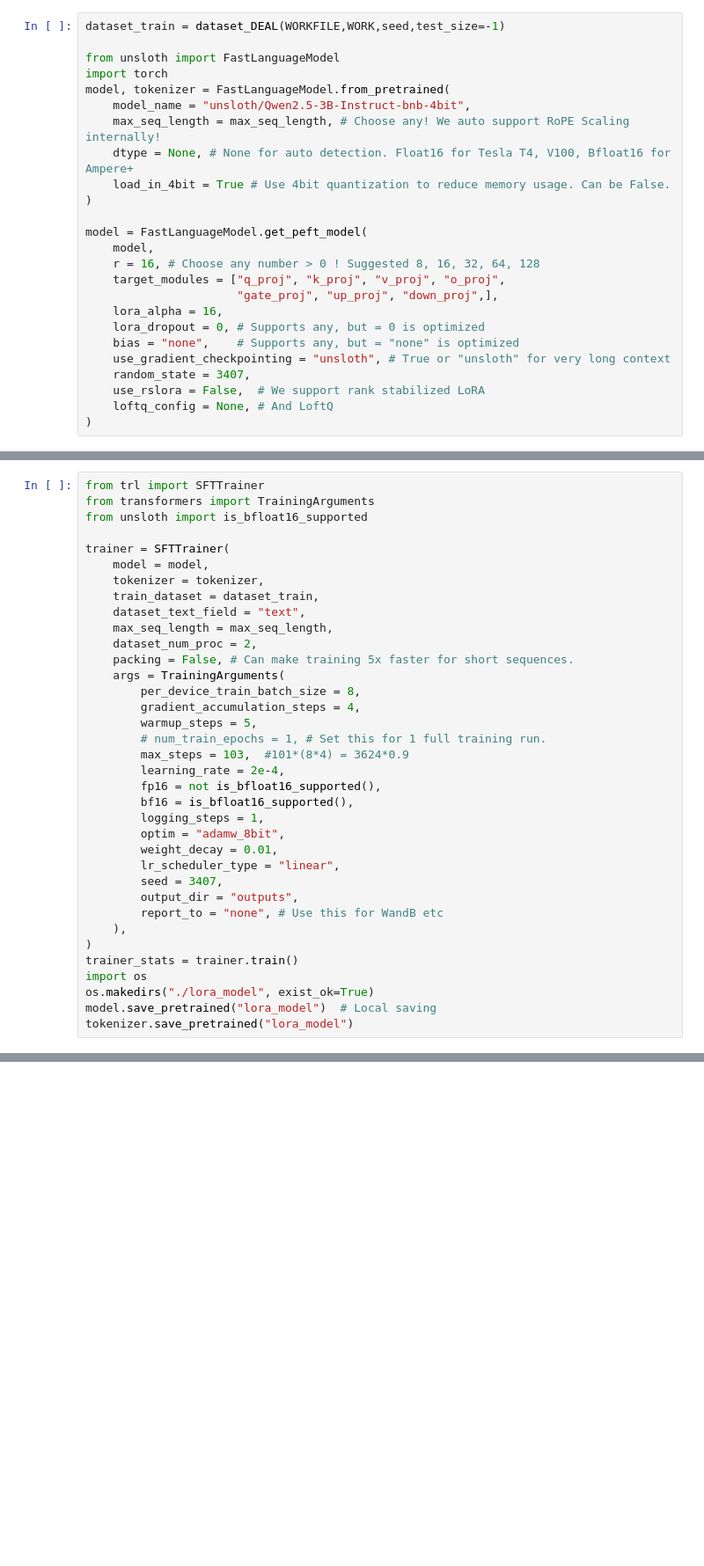
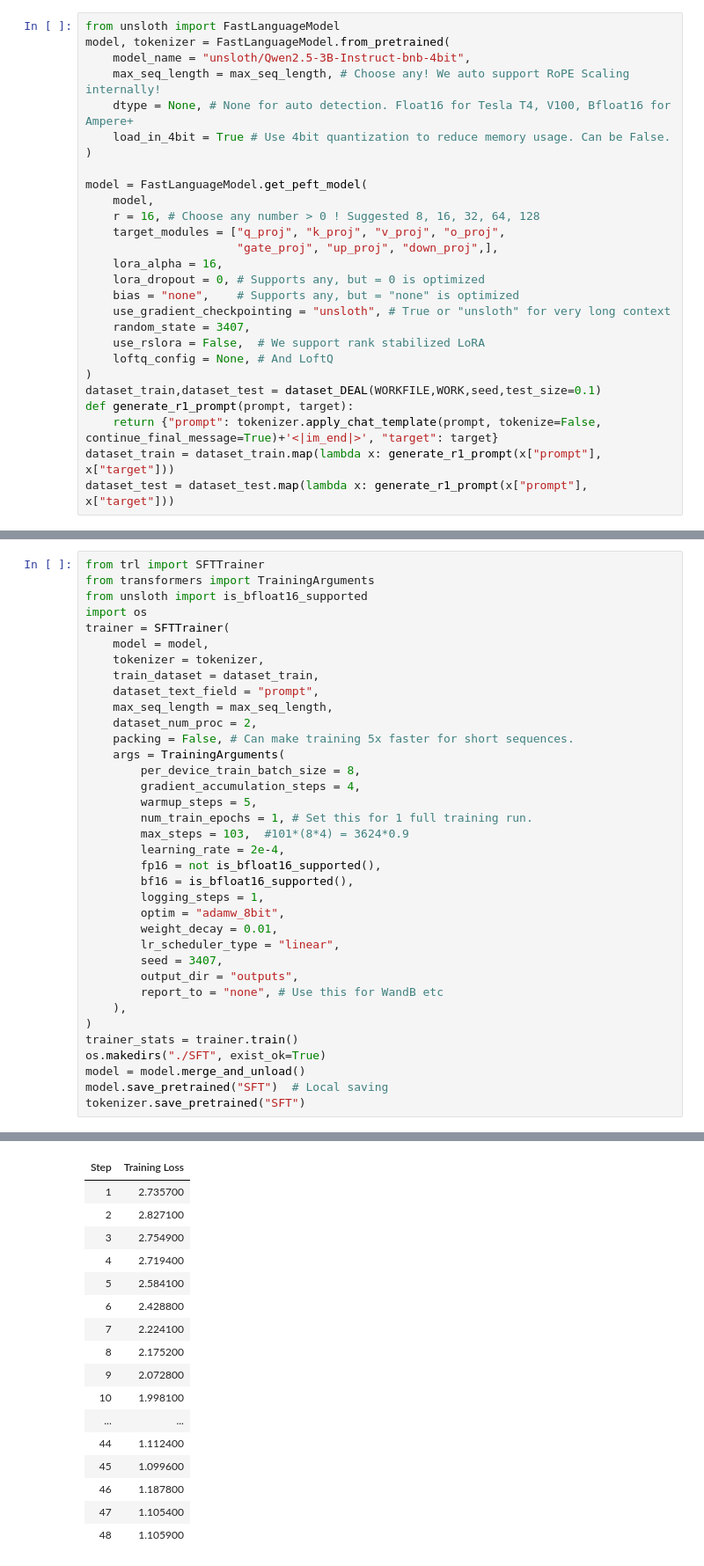
Before and after one commit to queziaa/llama-fine, a Jupyter notebook: t_SFT.ipynb, the cells around one changed output, grey strips where cells are left out. Shown at 88% size. Saved outputs shown, nothing was run; the diff lists cells and outputs as text; blank space fills up the shorter version.

```diff
--- a/t_SFT.ipynb
+++ b/t_SFT.ipynb
@@ -13,10 +13,7 @@ torch.manual_seed(seed)
 if torch.cuda.is_available():
     torch.cuda.manual_seed_all(seed)
 # %%
-dataset_train = dataset_DEAL(WORKFILE,WORK,seed,test_size=-1)
-
 from unsloth import FastLanguageModel
-import torch
 model, tokenizer = FastLanguageModel.from_pretrained(
     model_name = "unsloth/Qwen2.5-3B-Instruct-bnb-4bit",
     max_seq_length = max_seq_length, # Choose any! We auto support RoPE Scaling internally!
@@ -37,3 +34,8 @@ model = FastLanguageModel.get_peft_model(
     use_rslora = False,  # We support rank stabilized LoRA
     loftq_config = None, # And LoftQ
 )
+dataset_train,dataset_test = dataset_DEAL(WORKFILE,WORK,seed,test_size=0.1)
+def generate_r1_prompt(prompt, target):
+    return {"prompt": tokenizer.apply_chat_template(prompt, tokenize=False, continue_final_message=True)+'<|im_end|>', "target": target}
+dataset_train = dataset_train.map(lambda x: generate_r1_prompt(x["prompt"], x["target"]))
+dataset_test = dataset_test.map(lambda x: generate_r1_prompt(x["prompt"], x["target"]))
@@ -41,12 +50,12 @@ model = FastLanguageModel.get_peft_model(
 from trl import SFTTrainer
 from transformers import TrainingArguments
 from unsloth import is_bfloat16_supported
-
+import os
 trainer = SFTTrainer(
     model = model,
     tokenizer = tokenizer,
     train_dataset = dataset_train,
-    dataset_text_field = "text",
+    dataset_text_field = "prompt",
     max_seq_length = max_seq_length,
     dataset_num_proc = 2,
     packing = False, # Can make training 5x faster for short sequences.
@@ -54,7 +63,7 @@ trainer = SFTTrainer(
         per_device_train_batch_size = 8,
         gradient_accumulation_steps = 4,
         warmup_steps = 5,
-        # num_train_epochs = 1, # Set this for 1 full training run.
+        num_train_epochs = 1, # Set this for 1 full training run.
         max_steps = 103,  #101*(8*4) = 3624*0.9
         learning_rate = 2e-4,
         fp16 = not is_bfloat16_supported(),
@@ -69,7 +78,8 @@ trainer = SFTTrainer(
     ),
 )
 trainer_stats = trainer.train()
-import os
-os.makedirs("./lora_model", exist_ok=True)
-model.save_pretrained("lora_model")  # Local saving
-tokenizer.save_pretrained("lora_model")
+os.makedirs("./SFT", exist_ok=True)
+model = model.merge_and_unload()
+model.save_pretrained("SFT")  # Local saving
+tokenizer.save_pretrained("SFT")
+# %% [output]
@@ -75,0 +92,17 @@ tokenizer.save_pretrained("lora_model")
+| Step | Training Loss |
+| 1 | 2.735700 |
+| 2 | 2.827100 |
+| 3 | 2.754900 |
+| 4 | 2.719400 |
+| 5 | 2.584100 |
+| 6 | 2.428800 |
+| 7 | 2.224100 |
+| 8 | 2.175200 |
+| 9 | 2.072800 |
+| 10 | 1.998100 |
+| ... | ... |
+| 44 | 1.112400 |
+| 45 | 1.099600 |
+| 46 | 1.187800 |
+| 47 | 1.105400 |
+| 48 | 1.105900 |
```
Also changed, not shown: parts of 6 cells of this notebook.
